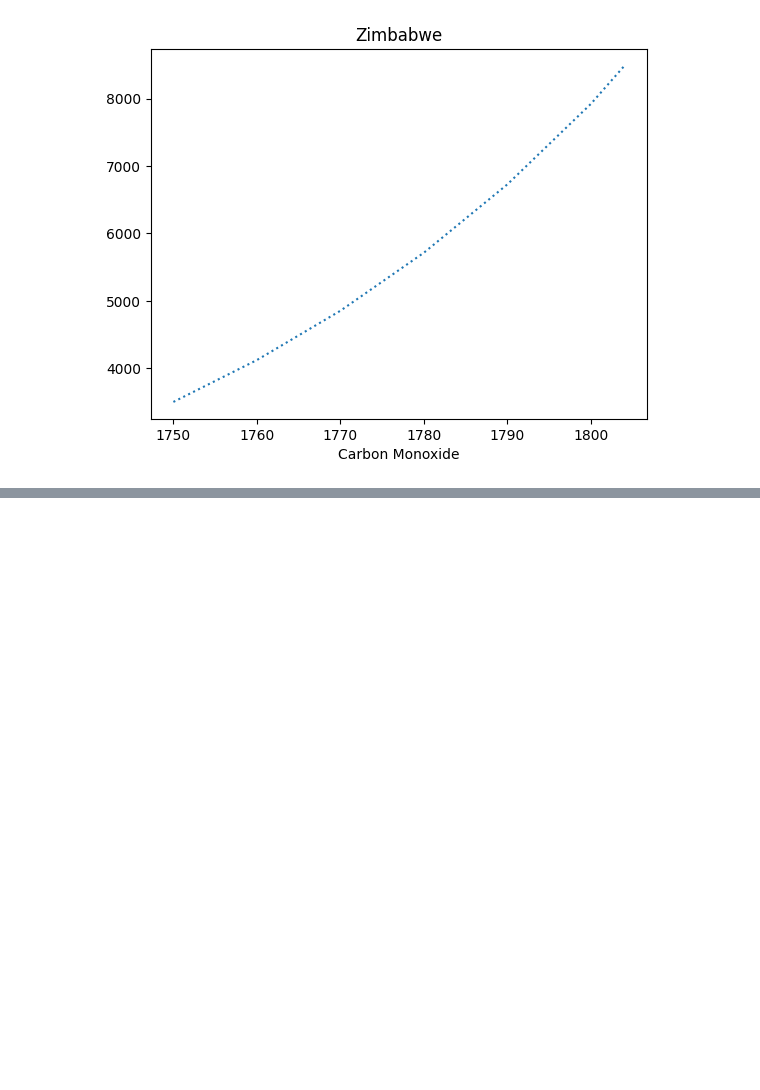
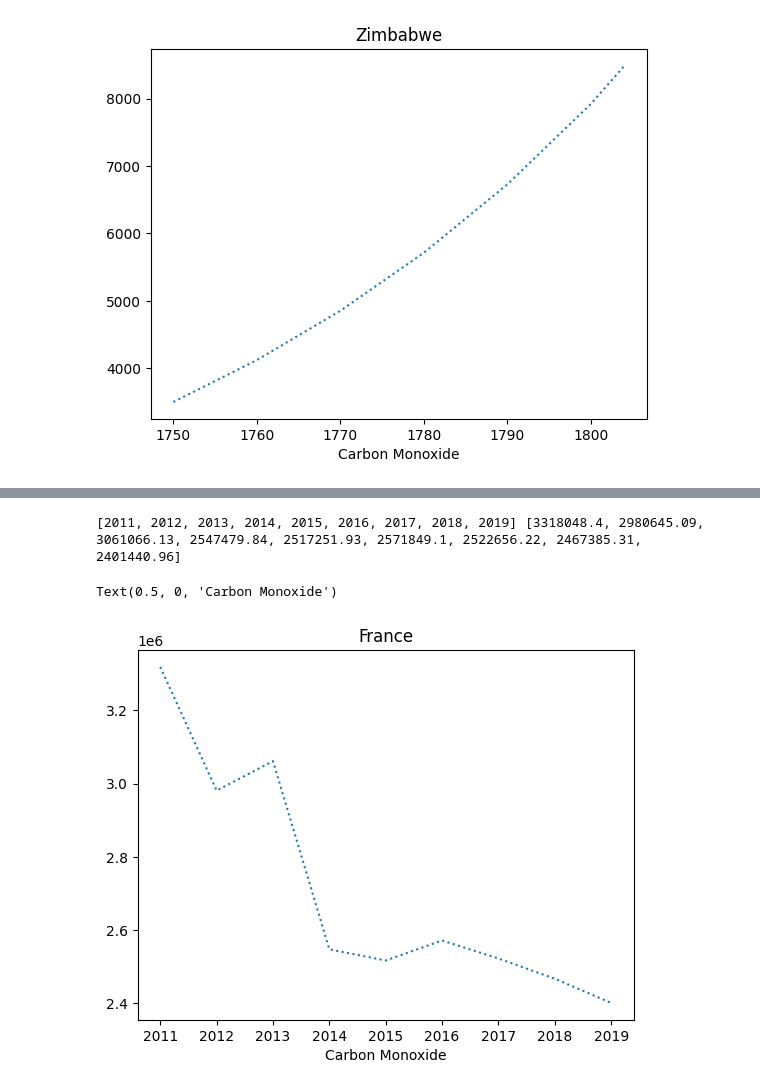
Before and after one commit to Dizziolica/PlayAroundWithData, a Jupyter notebook: aiplt.ipynb, the cells around one changed output, grey strips where cells are left out. Saved outputs shown, nothing was run; the diff lists cells and outputs as text; code cells hidden in the pictures; blank space fills up the shorter version.

```diff
--- a/aiplt.ipynb
+++ b/aiplt.ipynb
@@ -78,0 +77,3 @@ plt.show()
+# %%
+Unique = df[df["Country"] == "France"]
+Unique.head()
@@ -78,0 +87,3 @@ plt.show()
+# %%
+Year = Unique[Unique["Year"] > 2010]
+Year.head()
@@ -78,0 +97,13 @@ plt.show()
+# %%
+list = Year["Year"].head(10).tolist()
+list2 = Year["Carbon Monoxide"].head(10).tolist()
+print(list, list2)
+# %% [output]
+[2011, 2012, 2013, 2014, 2015, 2016, 2017, 2018, 2019] [3318048.4, 2980645.09, 3061066.13, 2547479.84, 2517251.93, 2571849.1, 2522656.22, 2467385.31, 2401440.96]
+# %%
+plt.plot(list, list2, ":")
+plt.title("France")
+plt.xlabel("Carbon Monoxide")
+# %% [output]
+Text(0.5, 0, 'Carbon Monoxide')
+[figure, added]
```
Also changed, not shown: parts of 6 cells of this notebook.
